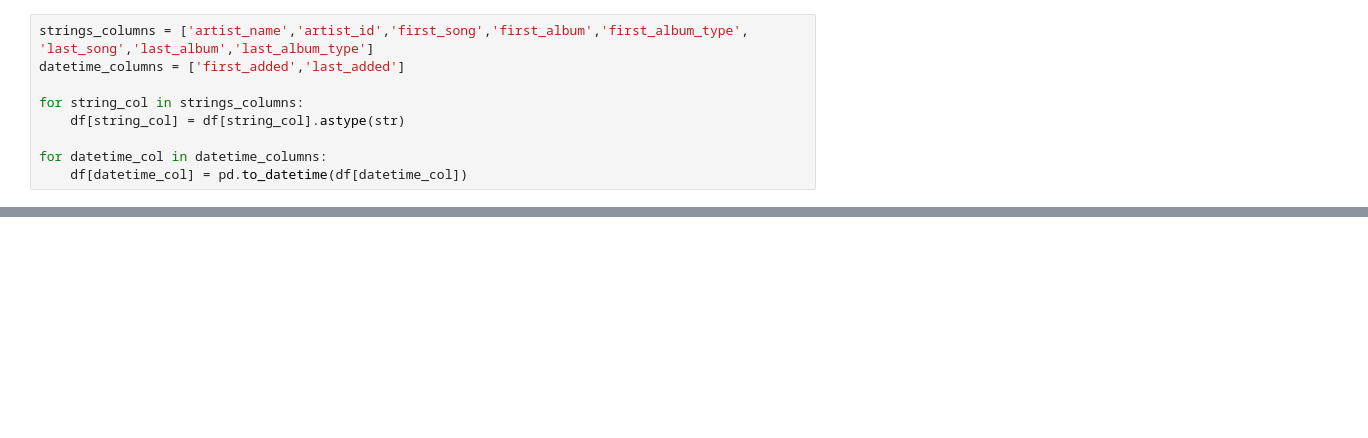
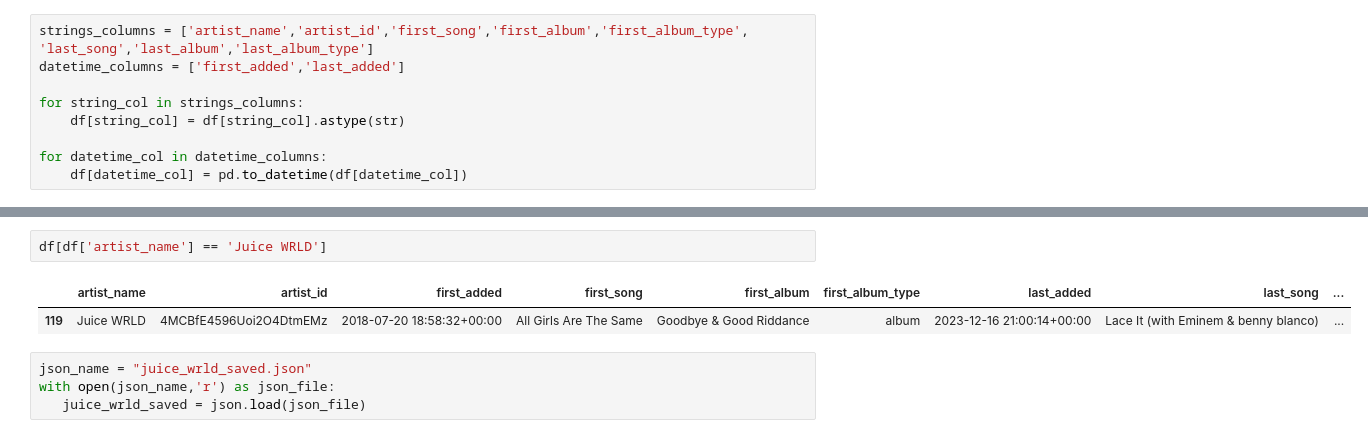
Before and after one commit to alexcha2204/SpotifyProject, a Jupyter notebook: musicAnalysis.ipynb, the cells around one changed output, grey strips where cells are left out. Drawn from its saved outputs; the diff is of its cells as text; blank space fills up the shorter version.

```diff
--- a/musicAnalysis.ipynb
+++ b/musicAnalysis.ipynb
@@ -94,0 +310,9 @@ for year in years:
+# %%
+df[df['artist_name'] == 'Juice WRLD']
+# %% [output]
+|  | artist_name | artist_id | first_added | first_song | first_album | first_album_type | last_added | last_song | ... |
+| 119 | Juice WRLD | 4MCBfE4596Uoi2O4DtmEMz | 2018-07-20 18:58:32+00:00 | All Girls Are The Same | Goodbye & Good Riddance | album | 2023-12-16 21:00:14+00:00 | Lace It (with Eminem & benny blanco) | ... |
+# %%
+json_name = "juice_wrld_saved.json"
+with open(json_name,'r') as json_file:
+   juice_wrld_saved = json.load(json_file)
```
Also changed, not shown: parts of 61 cells of this notebook.
